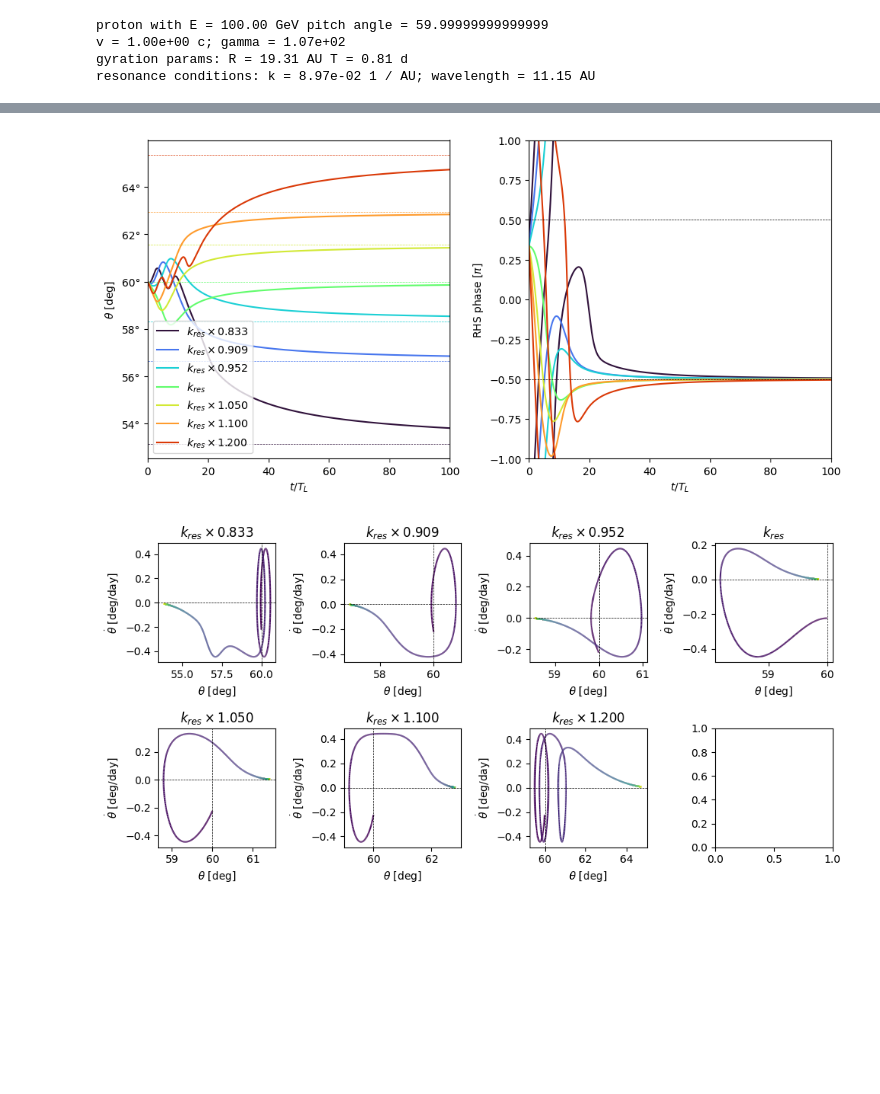
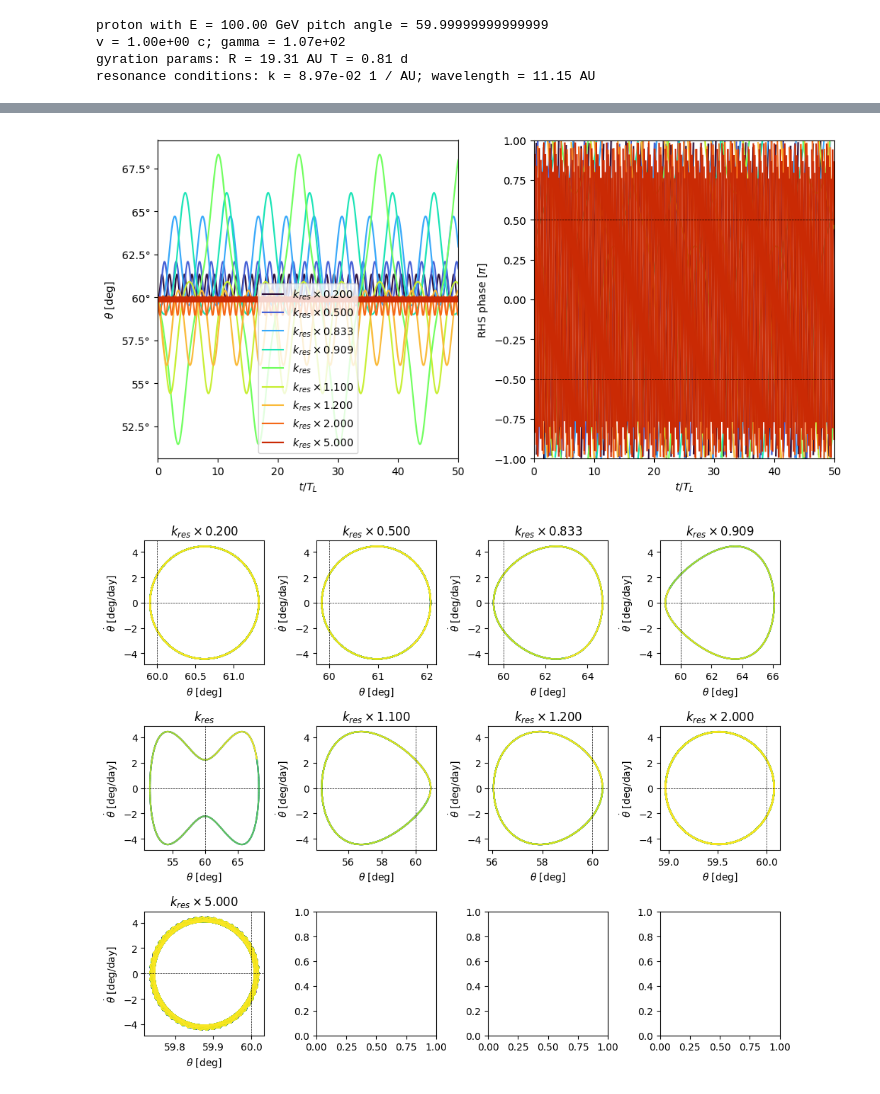
Before and after one commit to nj-vs-vh/gssi-he-th, a Jupyter notebook: Pitch Angle Diffusion Simulation.ipynb, the cells around one changed output, grey strips where cells are left out. Cells and saved outputs as stored; diff of their text form; code cells hidden in the pictures; blank space fills up the shorter version.

```diff
--- a/Pitch Angle Diffusion Simulation.ipynb
+++ b/Pitch Angle Diffusion Simulation.ipynb
@@ -26,7 +26,7 @@ def pack_t(q: u.Quantity[T_UNIT]) -> float:
 Uniform $B_0$ field in X direction with Alfven-wave perturbation with small amplitude $\delta B << B_0$
 # %%
 B0 = 1e-6 * gauss_cgs
-deltaB = 1e-3 * B0
+deltaB = 1e-2 * B0
 
 # plasma density
 n_IMP = 1 / u.cm**3
@@ -146,7 +149,9 @@ def get_theta_rhs(
 class PitchAngleTrajectory:
     t: u.Quantity[u.d]
     theta: u.Quantity[u.deg]
-    theta_dot: u.Quantity[u.deg / u.d]
+    theta_dot: u.Quantity[u.deg / T_UNIT]
+    z: u.Quantity[L_UNIT]
+    z_dot: u.Quantity[L_UNIT / T_UNIT]
 
     particle: Particle
     mf_params: MagneticFieldPerturbationParams
@@ -159,16 +164,18 @@ class PitchAngleTrajectory:
         cls, solution: Any, p: Particle, mf: MagneticFieldPerturbationParams
     ) -> "PitchAngleTrajectory":
         rhs = get_theta_rhs(p, mf)
-        theta_dot = np.array(
-            [rhs(t, theta) for t, theta in zip(solution.t, solution.y[0, :])]
-        ) * (u.rad / T_UNIT)
+        rhs_val = np.array(
+            [rhs(t, params) for t, params in zip(solution.t, solution.y.T)]
+        )
         return PitchAngleTrajectory(
             solution=solution,
             particle=p,
             mf_params=mf,
             t=solution.t * T_UNIT,
             theta=(180 * solution.y[0, :] / np.pi) * u.deg,
-            theta_dot=theta_dot,
+            z=solution.y[1, :] * L_UNIT,
+            theta_dot=rhs_val[:, 0] * (u.rad / T_UNIT),
+            z_dot=rhs_val[:, 1] * (L_UNIT / T_UNIT),
         )
 
     def plot_theta(self, ax: plt.Axes, **plot_kw) -> None:
@@ -182,15 +189,8 @@ class PitchAngleTrajectory:
     def plot_rhs_phase(self, ax: plt.Axes, **plot_kw) -> None:
         phase = (
             self.mf_params.phase_diff
-            + (
-                (
-                    self.particle.Omega_L
-                    - self.mf_params.k * self.particle.v * np.cos(self.theta)
-                )
-                * self.t
-            )
-            .decompose()
-            .value
+            + (self.particle.Omega_L * self.t).decompose().value
+            - (self.mf_params.k * self.z).decompose().value
         ) / np.pi
         t = (self.t / self.particle.T_L).decompose()
         wrapped, n_period = clamp_mod(phase, min=-1, period=2)
@@ -261,14 +261,14 @@ for phase_diff in np.linspace(0, 2 * np.pi, 6)[:-1]:
         phase_diff=phase_diff,
     )
     rhs = get_theta_rhs(particle=particle, mf_params=mf_params)
-    t_max = 100 * particle.T_L
-    t_step = particle.T_L / 31
+    t_max = 500 * particle.T_L
+    t_step = particle.T_L / 17
     t_eval = np.linspace(0, t_max, int(t_max / t_step))
     with tqdm() as pbar:
         solution = solve_ivp(
             fun=rhs,
             t_span=(0, pack_t(t_max)),
-            y0=np.array([particle.theta.to(u.rad).value]),
+            y0=np.array([particle.theta.to(u.rad).value, 0]),
             t_eval=pack_t(t_eval),
             args=[pbar, False],
             method="Radau",
@@ -292,9 +292,9 @@ plt.show()
 _, axes = plt.subplots(ncols=2, figsize=(10, 5))
 
 phase_diff = np.pi / 3
-n_T_L = 100
+n_T_L = 50
 
-multiplier_gt = (1.05, 1.1, 1.2)
+multiplier_gt = (1.1, 1.2, 2, 5)
 multipliers = sorted([1 / m for m in multiplier_gt]) + [1] + sorted(multiplier_gt)
 total = len(multipliers)
 cmap = matplotlib.colormaps["turbo"]
@@ -305,13 +305,13 @@ for idx, multiplier in enumerate(multipliers):
         k=particle.k_res * multiplier,
         phase_diff=phase_diff,
     )
-    hypothesis_theta_lim = np.arccos(particle.Omega_L / (mf_params.k * particle.v))
+    # hypothesis_theta_lim = np.arccos(particle.Omega_L / (mf_params.k * particle.v))
     rhs = get_theta_rhs(particle=particle, mf_params=mf_params)
     with tqdm() as pbar:
         solution = solve_ivp(
             fun=rhs,
             t_span=(0, pack_t(n_T_L * particle.T_L)),
-            y0=np.array([particle.theta.to(u.rad).value]),
+            y0=np.array([particle.theta.to(u.rad).value, 0]),
             args=[pbar, False],
             method="Radau",
             max_step=pack_t(particle.T_L / 31),
@@ -322,7 +322,7 @@ for idx, multiplier in enumerate(multipliers):
     )
     trajectories.append(trajectory)
     trajectory.plot_theta(axes[0], color=color)
-    axes[0].axhline(hypothesis_theta_lim, color=color, linewidth=0.5, linestyle="--")
+    # axes[0].axhline(hypothesis_theta_lim, color=color, linewidth=0.5, linestyle="--")
     trajectory.plot_rhs_phase(axes[1], color=color)
 
 for sign in (-1, 1):
@@ -337,14 +337,14 @@ axes[0].legend()
 plt.tight_layout()
 plt.show()
 # %% [output]
-[figure, old version]
+[figure, new version]
 # %%
-_, axes = plt.subplots(ncols=4, nrows=2, figsize=(10, 5))
+_, axes = plt.subplots(ncols=4, nrows=3, figsize=(10, 8))
 
 for ax, traj in zip(axes.flatten(), trajectories):
     traj.plot_phase_space(ax, add_colorbar=False)
     ax.set_title(traj.description)
 
 plt.tight_layout()
 # %% [output]
-[figure, old version]
+[figure, new version]
```
Also changed, not shown: parts of 7 cells of this notebook.
